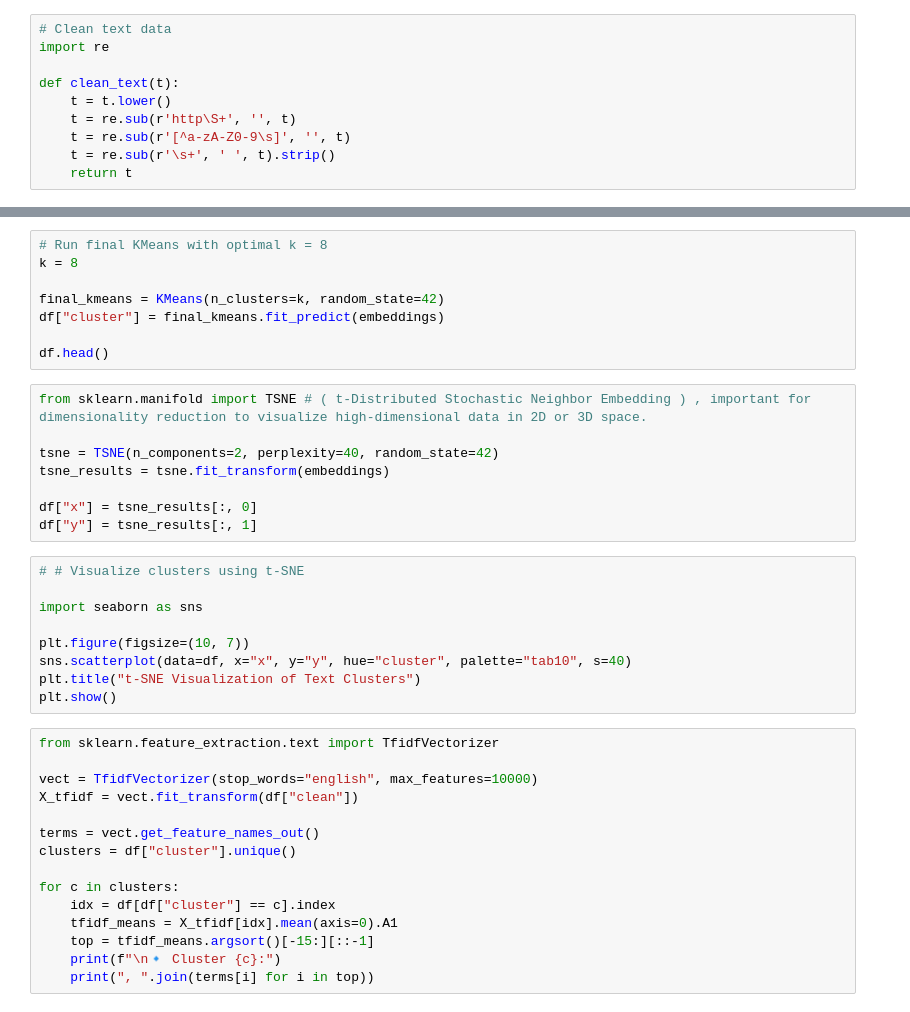
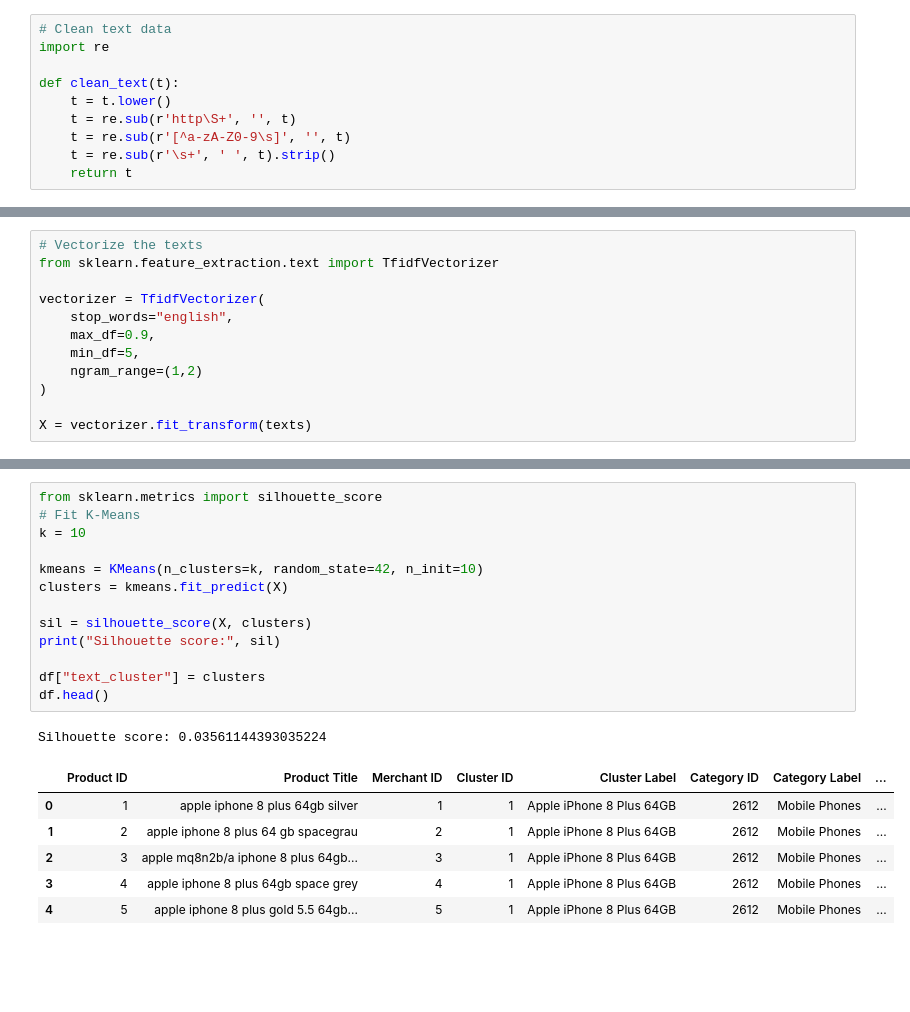
Before and after one commit to Milano-Bicocca-Projects/Text-Classification, a Jupyter notebook: text_clustering.ipynb, the cells around one changed output, grey strips where cells are left out. Saved outputs shown, nothing was run; the diff lists cells and outputs as text; blank space fills up the shorter version.

```diff
--- a/text_clustering.ipynb
+++ b/text_clustering.ipynb
@@ -57 +46,13 @@ Error:
+# %%
+# Vectorize the texts
+from sklearn.feature_extraction.text import TfidfVectorizer
+
+vectorizer = TfidfVectorizer(
+    stop_words="english",
+    max_df=0.9,
+    min_df=5,
+    ngram_range=(1,2)
+)
+
+X = vectorizer.fit_transform(texts)
 # %%
@@ -85,40 +94,21 @@ plt.show()
-# %%
-# Run final KMeans with optimal k = 8
-k = 8
-
-final_kmeans = KMeans(n_clusters=k, random_state=42)
-df["cluster"] = final_kmeans.fit_predict(embeddings)
-
-df.head()
-# %%
-from sklearn.manifold import TSNE # ( t-Distributed Stochastic Neighbor Embedding ) , important for dimensionality reduction to visualize high-dimensional data in 2D or 3D space.
-
-tsne = TSNE(n_components=2, perplexity=40, random_state=42)
-tsne_results = tsne.fit_transform(embeddings)
-
-df["x"] = tsne_results[:, 0]
-df["y"] = tsne_results[:, 1]
-# %%
-# # Visualize clusters using t-SNE
-
-import seaborn as sns
-
-plt.figure(figsize=(10, 7))
-sns.scatterplot(data=df, x="x", y="y", hue="cluster", palette="tab10", s=40)
-plt.title("t-SNE Visualization of Text Clusters")
-plt.show()
-# %%
-from sklearn.feature_extraction.text import TfidfVectorizer
-
-vect = TfidfVectorizer(stop_words="english", max_features=10000)
-X_tfidf = vect.fit_transform(df["clean"])
-
-terms = vect.get_feature_names_out()
-clusters = df["cluster"].unique()
-
-for c in clusters:
-    idx = df[df["cluster"] == c].index
-    tfidf_means = X_tfidf[idx].mean(axis=0).A1
-    top = tfidf_means.argsort()[-15:][::-1]
-    print(f"\n🔹 Cluster {c}:")
-    print(", ".join(terms[i] for i in top))
+# %%
+from sklearn.metrics import silhouette_score
+# Fit K-Means
+k = 10
+
+kmeans = KMeans(n_clusters=k, random_state=42, n_init=10)
+clusters = kmeans.fit_predict(X)
+
+sil = silhouette_score(X, clusters)
+print("Silhouette score:", sil)
+
+df["text_cluster"] = clusters
+df.head()
+# %% [output]
+Silhouette score: 0.03561144393035224
+|  | Product ID | Product Title | Merchant ID | Cluster ID | Cluster Label | Category ID | Category Label | ... |
+| 0 | 1 | apple iphone 8 plus 64gb silver | 1 | 1 | Apple iPhone 8 Plus 64GB | 2612 | Mobile Phones | ... |
+| 1 | 2 | apple iphone 8 plus 64 gb spacegrau | 2 | 1 | Apple iPhone 8 Plus 64GB | 2612 | Mobile Phones | ... |
+| 2 | 3 | apple mq8n2b/a iphone 8 plus 64gb... | 3 | 1 | Apple iPhone 8 Plus 64GB | 2612 | Mobile Phones | ... |
+| 3 | 4 | apple iphone 8 plus 64gb space grey | 4 | 1 | Apple iPhone 8 Plus 64GB | 2612 | Mobile Phones | ... |
+| 4 | 5 | apple iphone 8 plus gold 5.5 64gb... | 5 | 1 | Apple iPhone 8 Plus 64GB | 2612 | Mobile Phones | ... |
```
Also changed, not shown: parts of 11 cells of this notebook, 5 other files.
